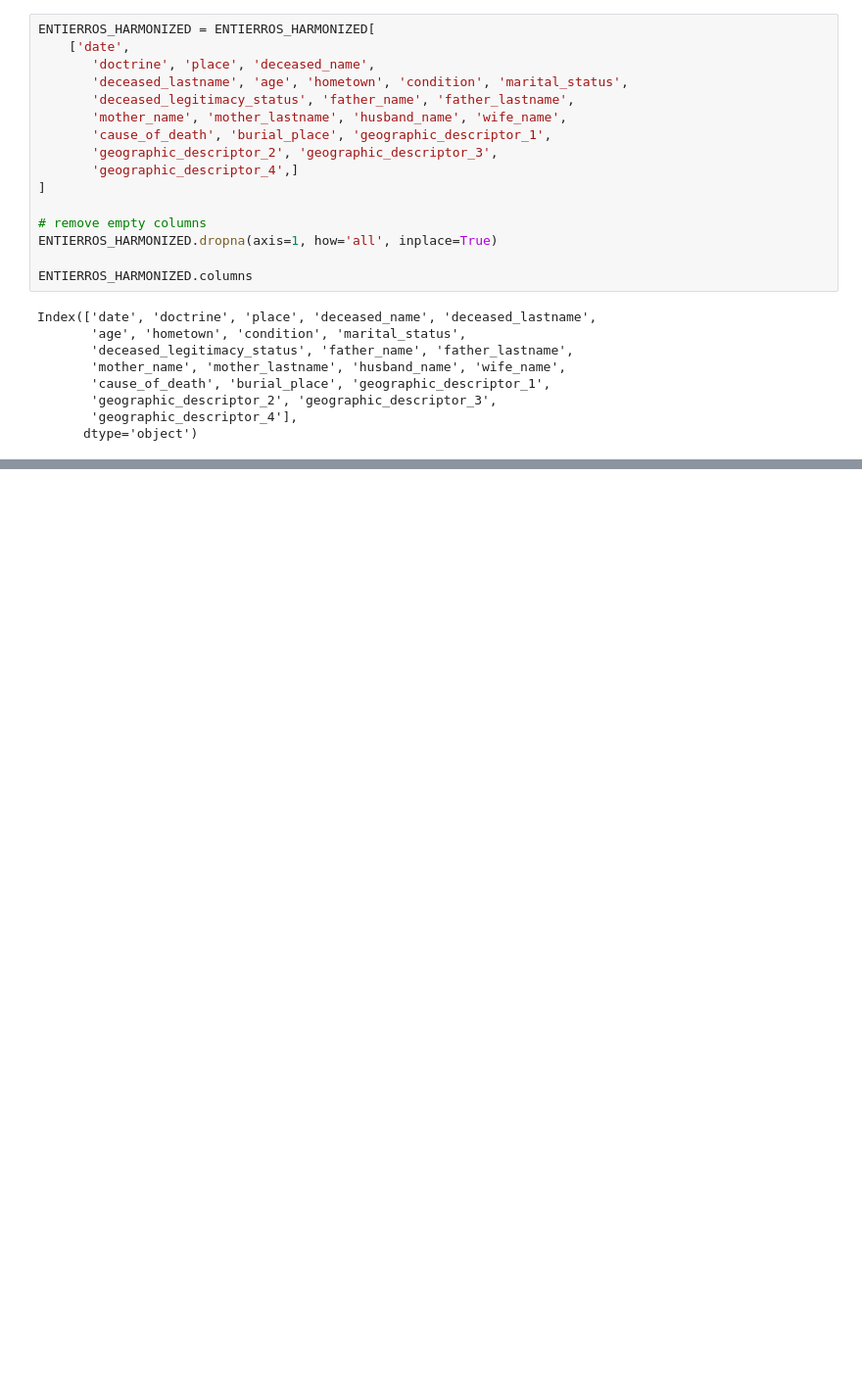
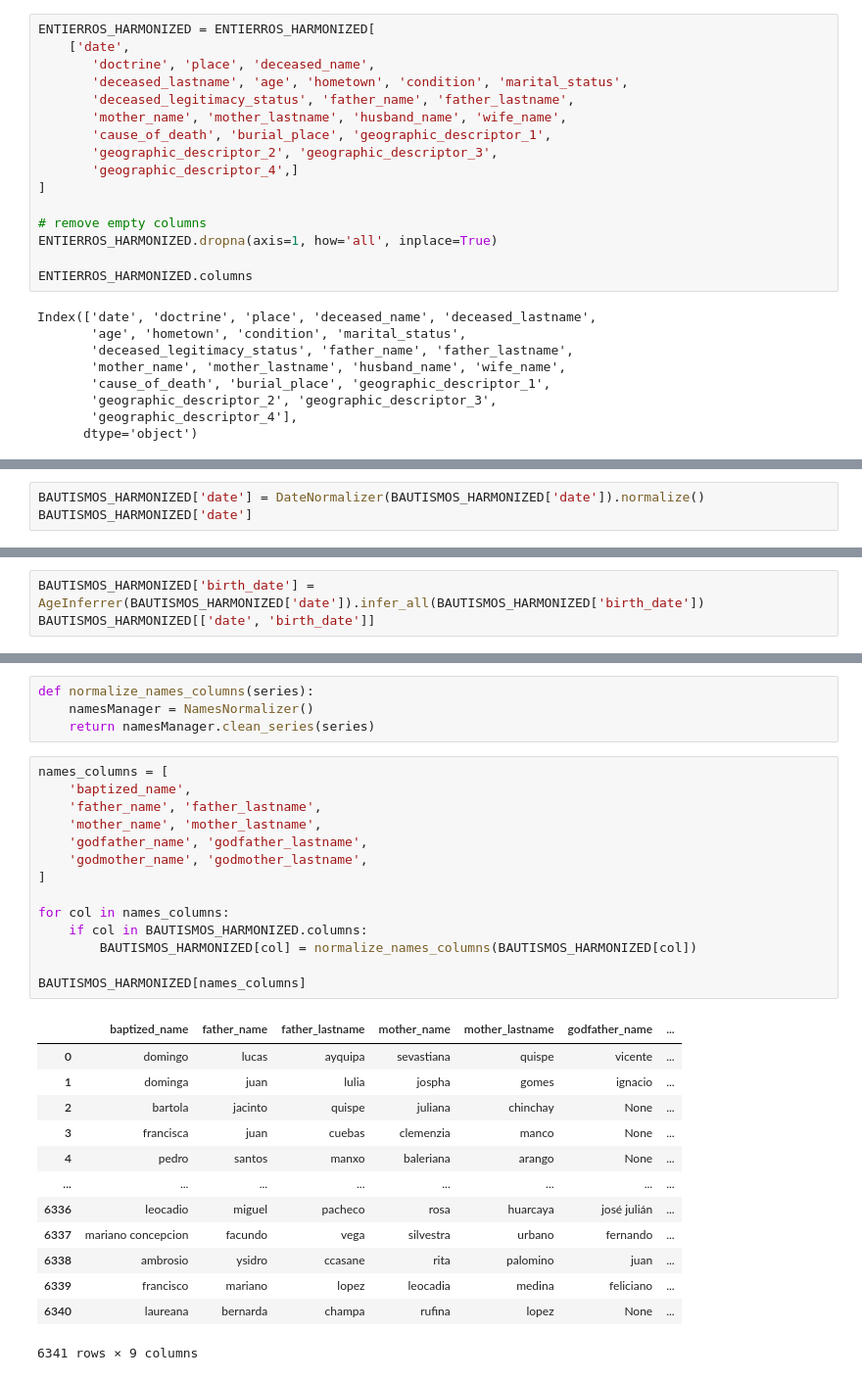
Before and after one commit to UCSB-AMPLab/sondondo, a Jupyter notebook: project_code/dataCleaning.ipynb, the cells around one changed output, grey strips where cells are left out. Shown at 98% size. Saved outputs shown, nothing was run; the diff lists cells and outputs as text; blank space fills up the shorter version.

Commit message:
Add dates and names normalization, and age inference to data cleaning notebook

```diff
--- a/project_code/dataCleaning.ipynb
+++ b/project_code/dataCleaning.ipynb
@@ -167,0 +175,3 @@ Index(['date', 'doctrine', 'place', 'deceased_name', 'deceased_lastname',
+# %%
+BAUTISMOS_HARMONIZED['date'] = DateNormalizer(BAUTISMOS_HARMONIZED['date']).normalize()
+BAUTISMOS_HARMONIZED['date']
@@ -167,0 +227,3 @@ Index(['date', 'doctrine', 'place', 'deceased_name', 'deceased_lastname',
+# %%
+BAUTISMOS_HARMONIZED['birth_date'] = AgeInferrer(BAUTISMOS_HARMONIZED['date']).infer_all(BAUTISMOS_HARMONIZED['birth_date'])
+BAUTISMOS_HARMONIZED[['date', 'birth_date']]
@@ -167,0 +281,32 @@ Index(['date', 'doctrine', 'place', 'deceased_name', 'deceased_lastname',
+# %%
+def normalize_names_columns(series):
+    namesManager = NamesNormalizer()
+    return namesManager.clean_series(series)
+# %%
+names_columns = [
+    'baptized_name',
+    'father_name', 'father_lastname',
+    'mother_name', 'mother_lastname',
+    'godfather_name', 'godfather_lastname',
+    'godmother_name', 'godmother_lastname',
+]
+
+for col in names_columns:
+    if col in BAUTISMOS_HARMONIZED.columns:
+        BAUTISMOS_HARMONIZED[col] = normalize_names_columns(BAUTISMOS_HARMONIZED[col])
+
+BAUTISMOS_HARMONIZED[names_columns]
+# %% [output]
+|  | baptized_name | father_name | father_lastname | mother_name | mother_lastname | godfather_name | ... |
+| 0 | domingo | lucas | ayquipa | sevastiana | quispe | vicente | ... |
+| 1 | dominga | juan | lulia | jospha | gomes | ignacio | ... |
+| 2 | bartola | jacinto | quispe | juliana | chinchay | None | ... |
+| 3 | francisca | juan | cuebas | clemenzia | manco | None | ... |
+| 4 | pedro | santos | manxo | baleriana | arango | None | ... |
+| ... | ... | ... | ... | ... | ... | ... | ... |
+| 6336 | leocadio | miguel | pacheco | rosa | huarcaya | josé julián | ... |
+| 6337 | mariano concepcion | facundo | vega | silvestra | urbano | fernando | ... |
+| 6338 | ambrosio | ysidro | ccasane | rita | palomino | juan | ... |
+| 6339 | francisco | mariano | lopez | leocadia | medina | feliciano | ... |
+| 6340 | laureana | bernarda | champa | rufina | lopez | None | ... |
+6341 rows × 9 columns
```
Also changed, not shown: parts of 11 cells of this notebook.
